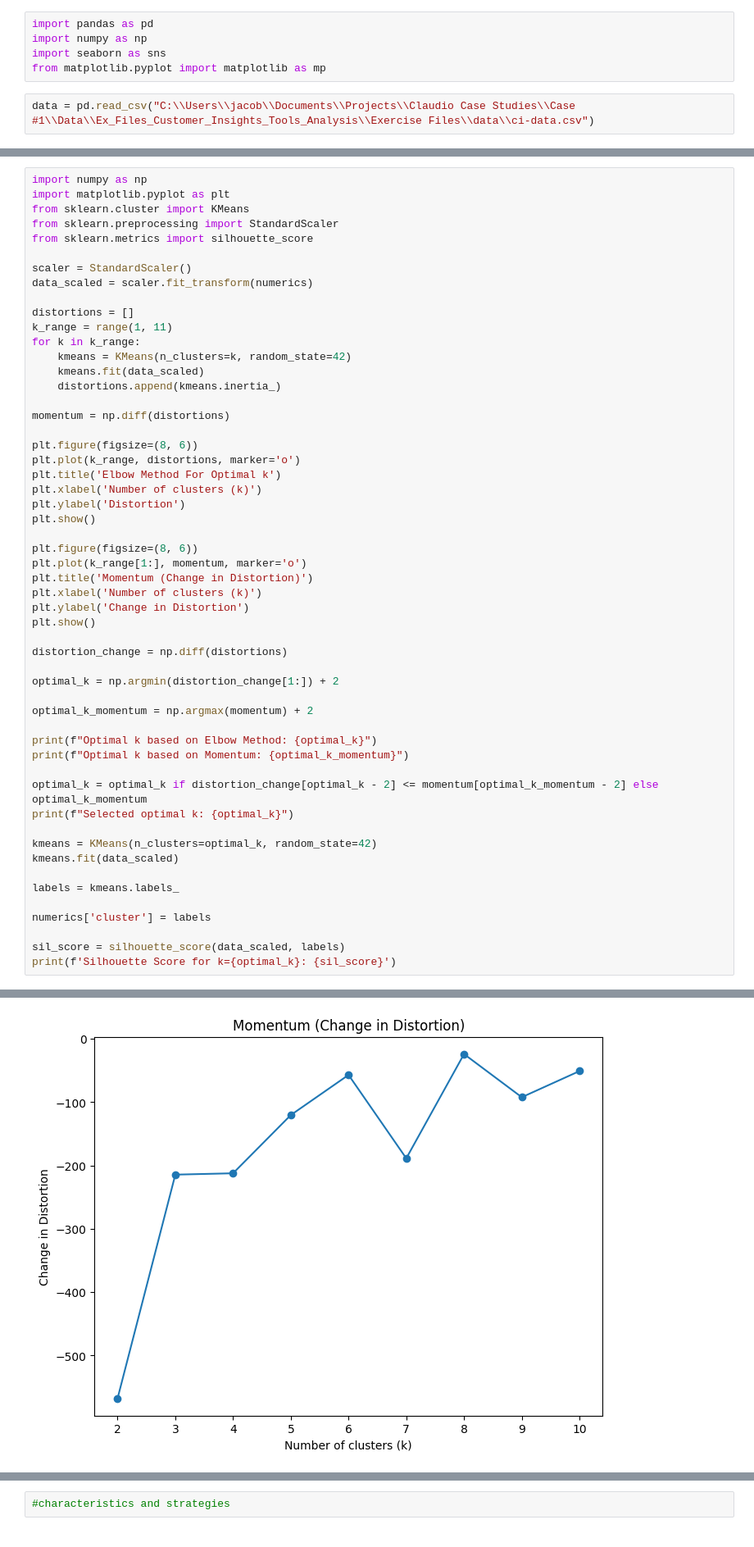
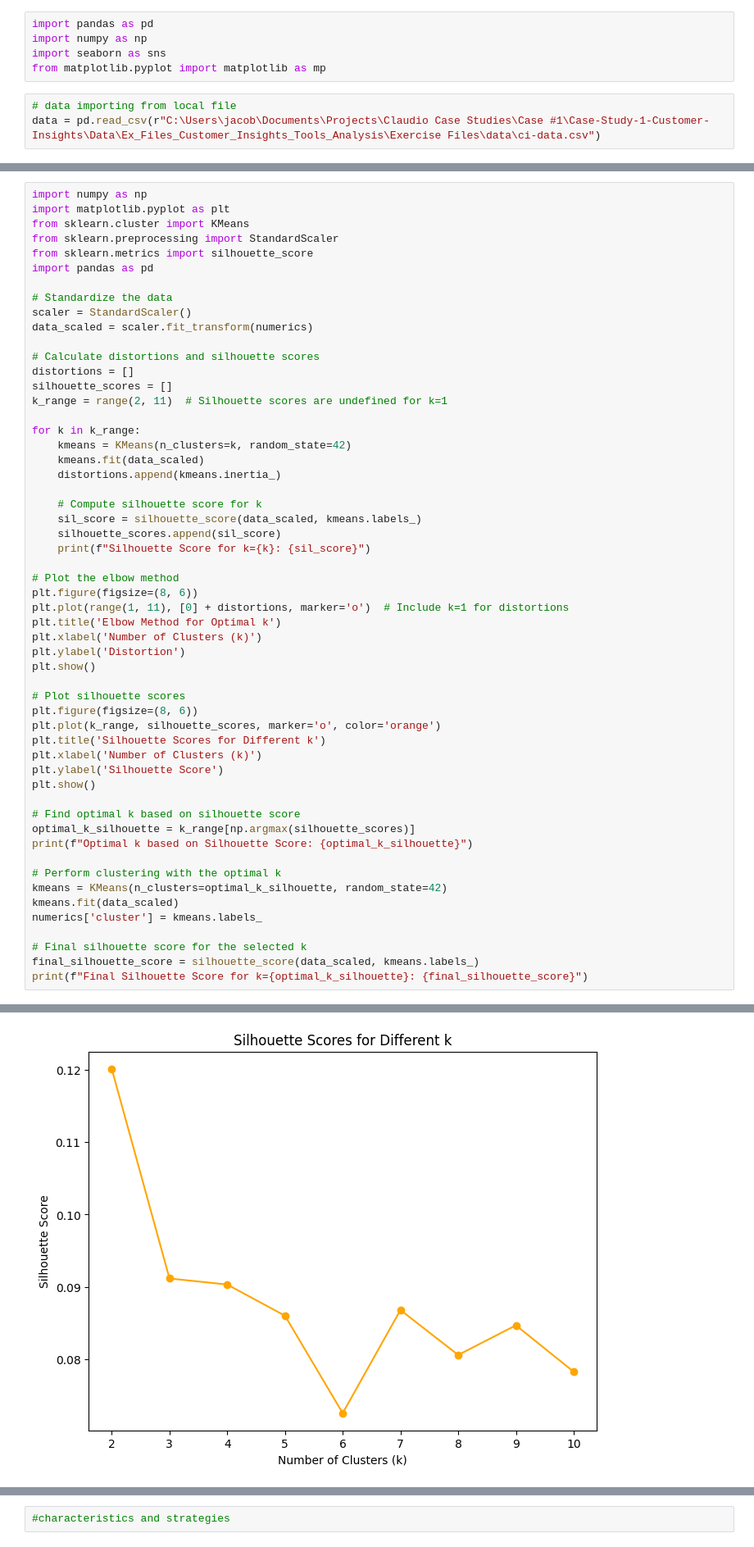
Before and after one commit to jacobcarson/Case-Study-1-Customer-Insights, a Jupyter notebook: CustomerInsights/prototype.ipynb, the cells around one changed output, grey strips where cells are left out. Shown at 82% size. Saved outputs shown, nothing was run; the diff lists cells and outputs as text.

```diff
--- a/CustomerInsights/prototype.ipynb
+++ b/CustomerInsights/prototype.ipynb
@@ -4,5 +4,6 @@ import numpy as np
 import seaborn as sns
 from matplotlib.pyplot import matplotlib as mp
 # %%
-data = pd.read_csv("C:\\Users\\jacob\\Documents\\Projects\\Claudio Case Studies\\Case #1\\Data\\Ex_Files_Customer_Insights_Tools_Analysis\\Exercise Files\\data\\ci-data.csv")
+# data importing from local file
+data = pd.read_csv(r"C:\Users\jacob\Documents\Projects\Claudio Case Studies\Case #1\Case-Study-1-Customer-Insights\Data\Ex_Files_Customer_Insights_Tools_Analysis\Exercise Files\data\ci-data.csv")
 # %%
@@ -54,52 +66,53 @@ import matplotlib.pyplot as plt
 from sklearn.cluster import KMeans
 from sklearn.preprocessing import StandardScaler
 from sklearn.metrics import silhouette_score
+import pandas as pd
 
+# Standardize the data
 scaler = StandardScaler()
 data_scaled = scaler.fit_transform(numerics)
 
+# Calculate distortions and silhouette scores
 distortions = []
-k_range = range(1, 11)
+silhouette_scores = []
+k_range = range(2, 11)  # Silhouette scores are undefined for k=1
+
 for k in k_range:
     kmeans = KMeans(n_clusters=k, random_state=42)
     kmeans.fit(data_scaled)
     distortions.append(kmeans.inertia_)
 
-momentum = np.diff(distortions)
+    # Compute silhouette score for k
+    sil_score = silhouette_score(data_scaled, kmeans.labels_)
+    silhouette_scores.append(sil_score)
+    print(f"Silhouette Score for k={k}: {sil_score}")
 
+# Plot the elbow method
 plt.figure(figsize=(8, 6))
-plt.plot(k_range, distortions, marker='o')
-plt.title('Elbow Method For Optimal k')
-plt.xlabel('Number of clusters (k)')
+plt.plot(range(1, 11), [0] + distortions, marker='o')  # Include k=1 for distortions
+plt.title('Elbow Method for Optimal k')
+plt.xlabel('Number of Clusters (k)')
 plt.ylabel('Distortion')
 plt.show()
 
+# Plot silhouette scores
 plt.figure(figsize=(8, 6))
-plt.plot(k_range[1:], momentum, marker='o')
-plt.title('Momentum (Change in Distortion)')
-plt.xlabel('Number of clusters (k)')
-plt.ylabel('Change in Distortion')
+plt.plot(k_range, silhouette_scores, marker='o', color='orange')
+plt.title('Silhouette Scores for Different k')
+plt.xlabel('Number of Clusters (k)')
+plt.ylabel('Silhouette Score')
 plt.show()
 
-distortion_change = np.diff(distortions)
+# Find optimal k based on silhouette score
+optimal_k_silhouette = k_range[np.argmax(silhouette_scores)]
+print(f"Optimal k based on Silhouette Score: {optimal_k_silhouette}")
 
-optimal_k = np.argmin(distortion_change[1:]) + 2
+# Perform clustering with the optimal k
+kmeans = KMeans(n_clusters=optimal_k_silhouette, random_state=42)
+kmeans.fit(data_scaled)
+numerics['cluster'] = kmeans.labels_
 
-optimal_k_momentum = np.argmax(momentum) + 2
-
-print(f"Optimal k based on Elbow Method: {optimal_k}")
-print(f"Optimal k based on Momentum: {optimal_k_momentum}")
-
-optimal_k = optimal_k if distortion_change[optimal_k - 2] <= momentum[optimal_k_momentum - 2] else optimal_k_momentum
-print(f"Selected optimal k: {optimal_k}")
-
-kmeans = KMeans(n_clusters=optimal_k, random_state=42)
-kmeans.fit(data_scaled)
-
-labels = kmeans.labels_
-
-numerics['cluster'] = labels
-
-sil_score = silhouette_score(data_scaled, labels)
-print(f'Silhouette Score for k={optimal_k}: {sil_score}')
+# Final silhouette score for the selected k
+final_silhouette_score = silhouette_score(data_scaled, kmeans.labels_)
+print(f"Final Silhouette Score for k={optimal_k_silhouette}: {final_silhouette_score}")
 # %% [output]
@@ -107 +129 @@ print(f'Silhouette Score for k={optimal_k}: {sil_score}')
-[figure, old version]
+[figure, new version]
```
Also changed, not shown: parts of 9 cells of this notebook, 2 other files.
